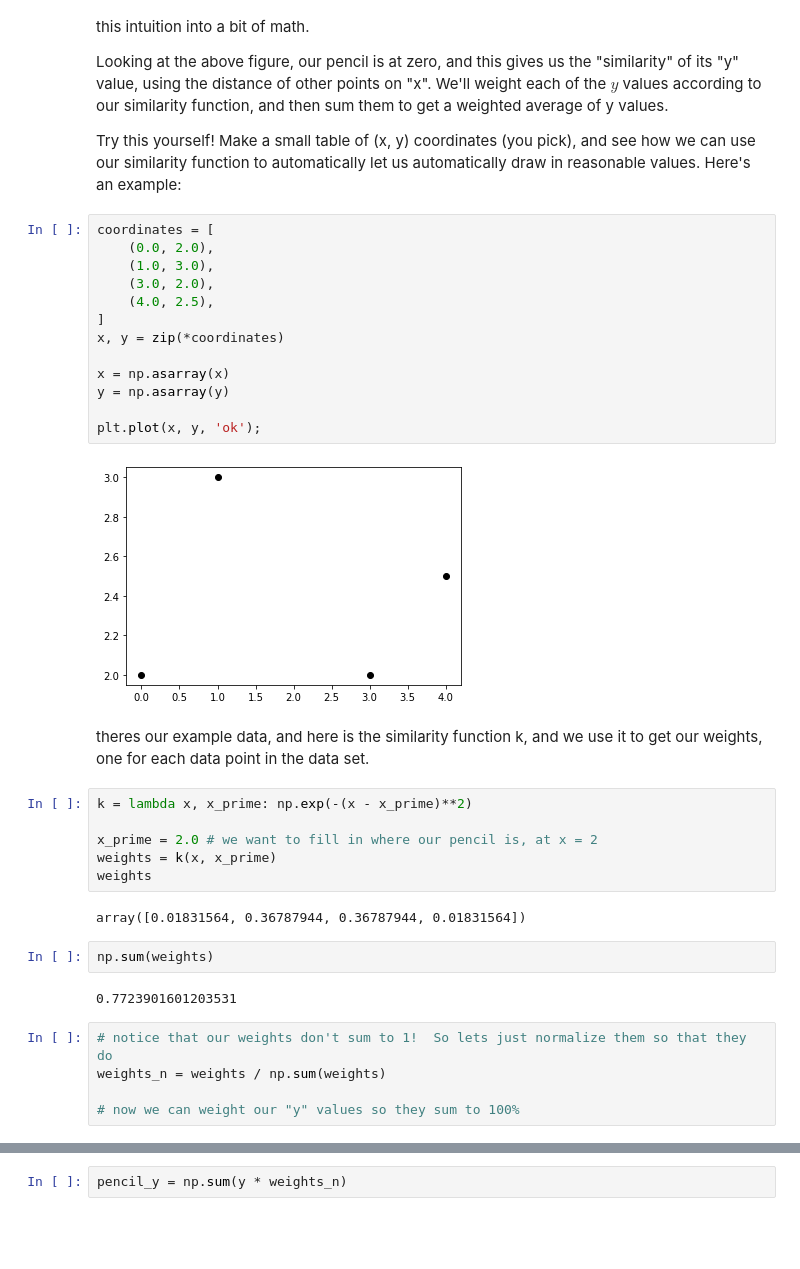
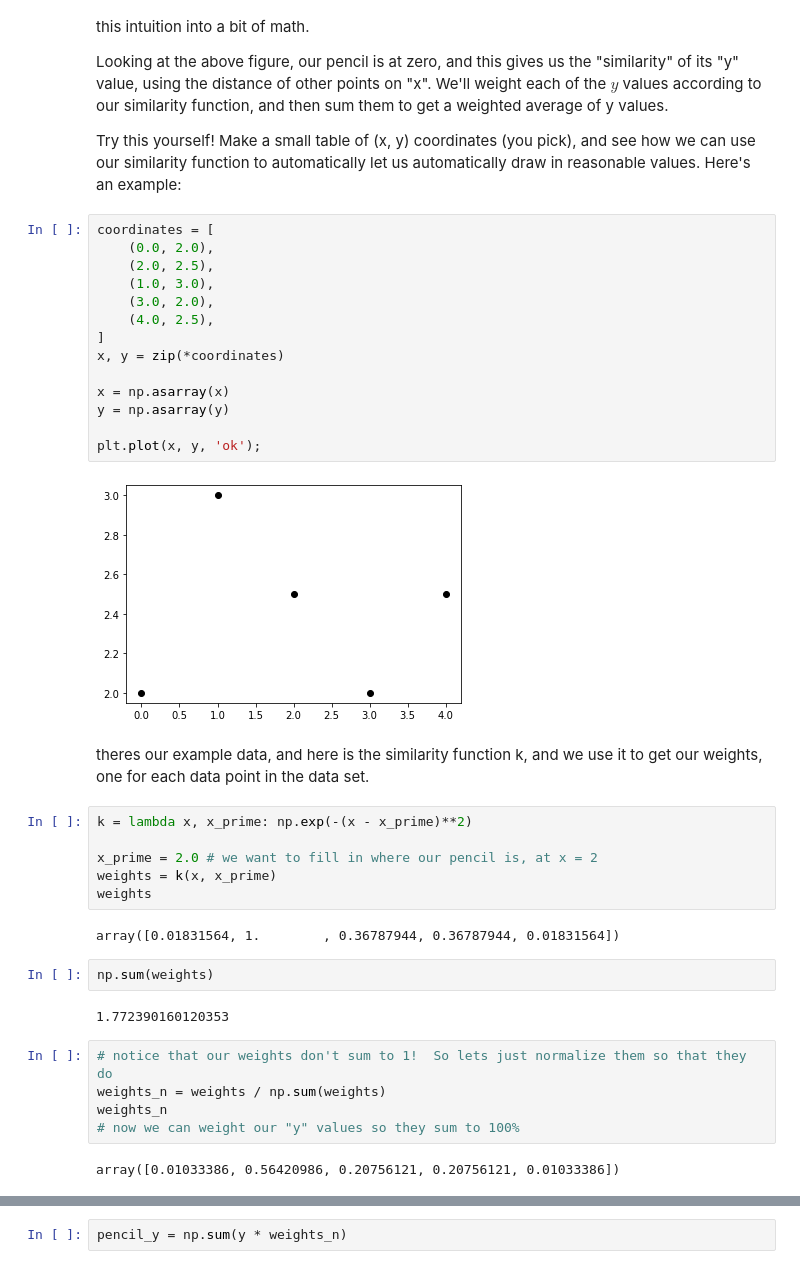
Before and after one commit to bwengals/etc, a Jupyter notebook: lesson_2.ipynb, the cells around one changed output, grey strips where cells are left out. Drawn from its saved outputs; the diff is of its cells as text; blank space fills up the shorter version.

```diff
--- a/lesson_2.ipynb
+++ b/lesson_2.ipynb
@@ -746,18 +746,19 @@ Try this yourself!  Make a small table of (x, y) coordinates (you pick), and see
 # %%
 coordinates = [
     (0.0, 2.0),
+    (2.0, 2.5),
     (1.0, 3.0),
     (3.0, 2.0),
     (4.0, 2.5),
 ]
 x, y = zip(*coordinates)
 
 x = np.asarray(x)
 y = np.asarray(y)
 
 plt.plot(x, y, 'ok');
 # %% [output]
-[figure, old version]
+[figure, new version]
 # %% [markdown]
 theres our example data, and here is the similarity function k, and we use it to get our weights, one for each data point in the data set.
 # %%
@@ -767,13 +768,15 @@ x_prime = 2.0 # we want to fill in where our pencil is, at x = 2
 weights = k(x, x_prime)
 weights
 # %% [output]
-array([0.01831564, 0.36787944, 0.36787944, 0.01831564])
+array([0.01831564, 1.        , 0.36787944, 0.36787944, 0.01831564])
 # %%
 np.sum(weights)
 # %% [output]
-0.7723901601203531
+1.772390160120353
 # %%
 # notice that our weights don't sum to 1!  So lets just normalize them so that they do
 weights_n = weights / np.sum(weights)
-
+weights_n
 # now we can weight our "y" values so they sum to 100%
+# %% [output]
+array([0.01033386, 0.56420986, 0.20756121, 0.20756121, 0.01033386])
```
Also changed, not shown: parts of 4 cells of this notebook.
